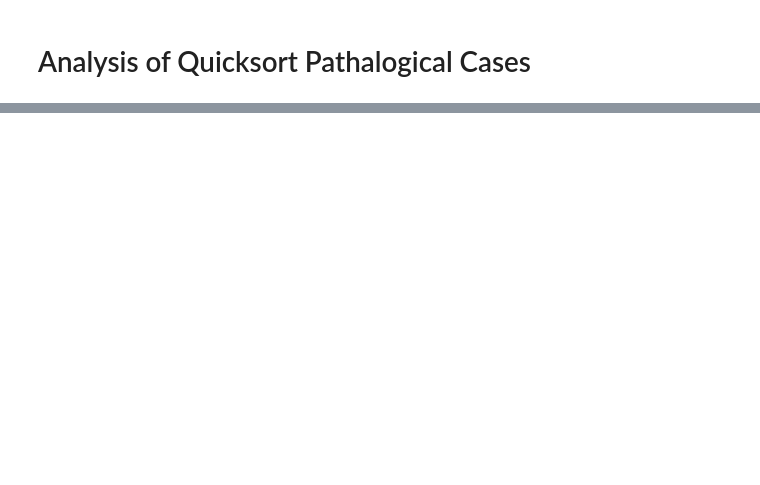
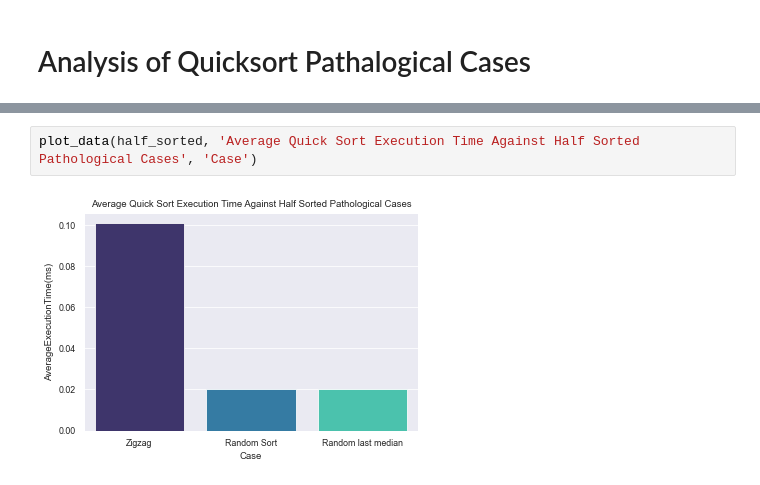
Before and after one commit to benhhack/Quick-Sort-Pathological-Case-Analysis, a Jupyter notebook: analysis.ipynb, the cells around one changed output, grey strips where cells are left out. Drawn from its saved outputs; the diff is of its cells as text; blank space fills up the shorter version.

```diff
--- a/analysis.ipynb
+++ b/analysis.ipynb
@@ -36,0 +75,4 @@ sns.barplot(x='Case', y='AverageExecutionTime', data = data,
+# %%
+plot_data(half_sorted, 'Average Quick Sort Execution Time Against Half Sorted Pathological Cases', 'Case')
+# %% [output]
+[figure, added]
```
Also changed, not shown: parts of 10 cells of this notebook, 6 other files.
